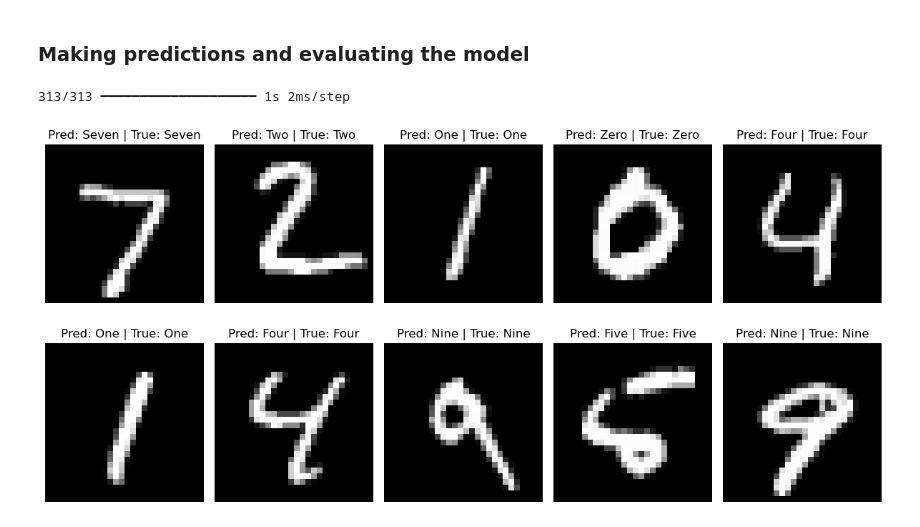
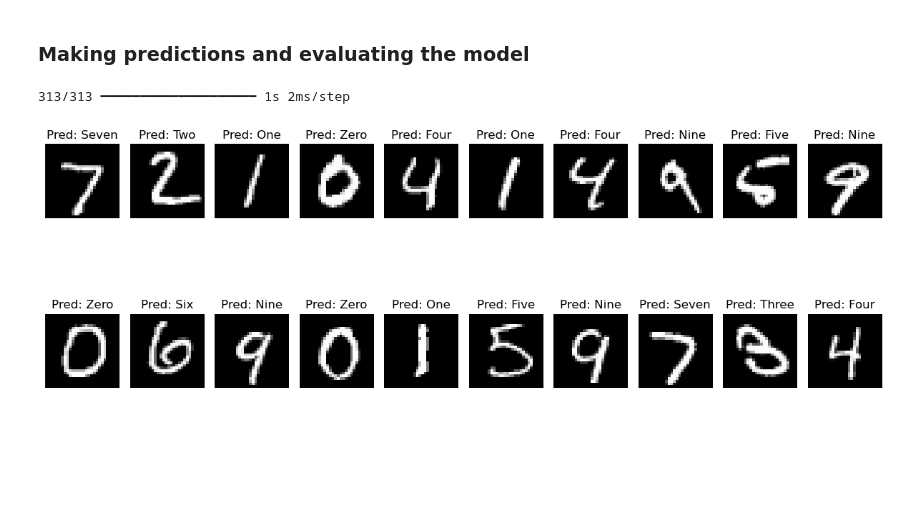
Before and after one commit to aaaikins/NeuroDigits, a Jupyter notebook: cnn_model.ipynb, the cells around one changed output. Drawn from its saved outputs; the diff is of its cells as text; code cells hidden in the pictures; blank space fills up the shorter version.

```diff
--- a/cnn_model.ipynb
+++ b/cnn_model.ipynb
@@ -19,8 +24,8 @@ X_test = X_test.astype(np.float32)/255
 X_train = np.expand_dims(X_train, -1)
 X_test = np.expand_dims(X_test, -1)
 
-y_train = keras.utils.to_categorical(y_train)
-y_test = keras.utils.to_categorical(y_test)
+y_train = tf.keras.utils.to_categorical(y_train)
+y_test = tf.keras.utils.to_categorical(y_test)
 # %% [markdown]
 ### Building the CNN model
 # %%
@@ -42,7 +71,5 @@ model.compile(optimizer='adam', loss='categorical_crossentropy', metrics=["accur
 # %%
-from keras.callbacks import EarlyStopping, ModelCheckpoint
-
-es = EarlyStopping(monitor='val_accuracy', patience=5, verbose=1, mode='max')
+es = EarlyStopping(monitor='val_accuracy', min_delta=0.01, patience=5, verbose=1, mode='max')
 
 
 mc = ModelCheckpoint('./Aikins_cnn_model.keras', monitor='val_accuracy', verbose=1, save_best_only=True, mode='max')
@@ -81,30 +108,30 @@ model.save('Aikins_cnn_model.keras')
 # %%
 labels = {0: 'Zero', 1: 'One', 2: 'Two', 3: 'Three', 4: 'Four',
           5: 'Five', 6: 'Six', 7: 'Seven', 8: 'Eight', 9: 'Nine'}
 
 predictions = model.predict(X_test)
 
 predicted_labels = np.argmax(predictions, axis=1)
 true_labels = np.argmax(y_test, axis=1)
 
 predicted_text_labels = [labels[label] for label in predicted_labels]
 true_text_labels = [labels[label] for label in true_labels]
 
 def display_predictions(images, true_labels, predicted_labels, num=10):
     plt.figure(figsize=(12, 6))
     for i in range(num):
         plt.subplot(2, num // 2, i + 1)
         plt.imshow(images[i].reshape(28, 28), cmap='gray')
-        plt.title(f"Pred: {predicted_labels[i]} | True: {true_labels[i]}")
+        plt.title(f"Pred: {predicted_labels[i]}")
         plt.axis('off')
     plt.tight_layout()
     plt.show()
 
 
-display_predictions(X_test, true_text_labels, predicted_text_labels, num=10)
+display_predictions(X_test, true_text_labels, predicted_text_labels, num=20)
 # %% [output]
 313/313 ━━━━━━━━━━━━━━━━━━━━ 1s 2ms/step
-[figure, old version]
+[figure, new version]
 # %%
 test_loss, test_accuracy = model.evaluate(X_test, y_test, verbose=2)
 print(f"Test Accuracy: {test_accuracy * 100:.2f}%")
```
Also changed, not shown: parts of 5 cells of this notebook, 13 other files.
